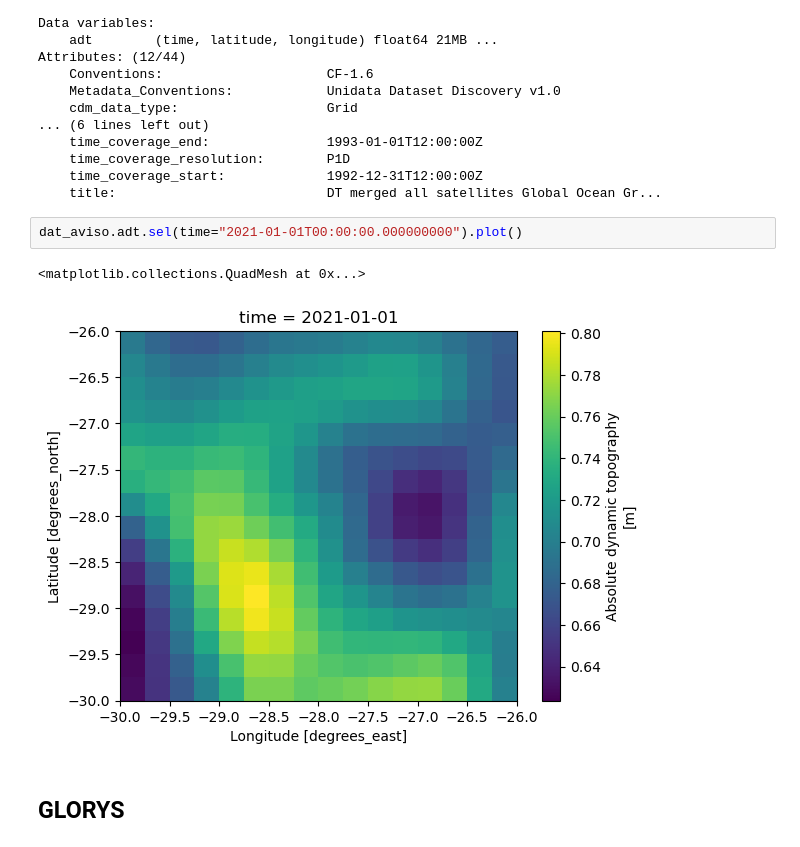
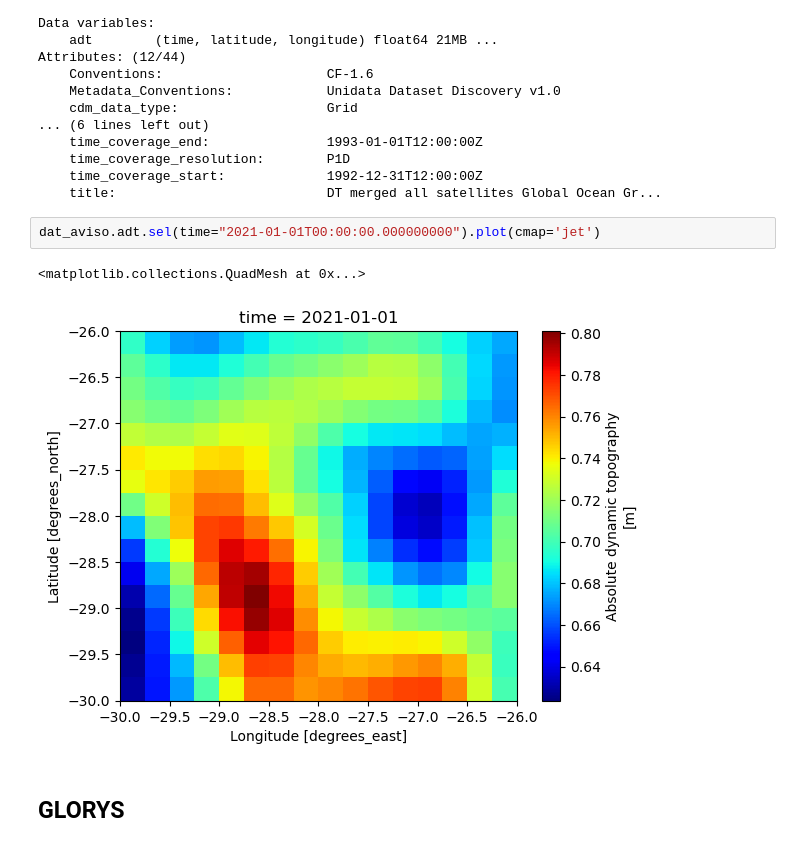
Before and after one commit to oceanhackweek/ohw24_proj_upSSH_us, a Jupyter notebook: contributor_folders/team_member_1/test0.ipynb, the cells around one changed output. Drawn from its saved outputs; the diff is of its cells as text.

```diff
--- a/contributor_folders/team_member_1/test0.ipynb
+++ b/contributor_folders/team_member_1/test0.ipynb
@@ -62,10 +62,10 @@ Attributes: (12/44)
     time_coverage_start:             1992-12-31T12:00:00Z
     title:                           DT merged all satellites Global Ocean Gr...
 # %%
-dat_aviso.adt.sel(time="2021-01-01T00:00:00.000000000").plot()
+dat_aviso.adt.sel(time="2021-01-01T00:00:00.000000000").plot(cmap='jet')
 # %% [output]
 <matplotlib.collections.QuadMesh at 0x...>
-[figure, old version]
+[figure, new version]
 # %% [markdown]
 ## GLORYS
 # %%
```
Also changed, not shown: parts of 19 cells of this notebook.
